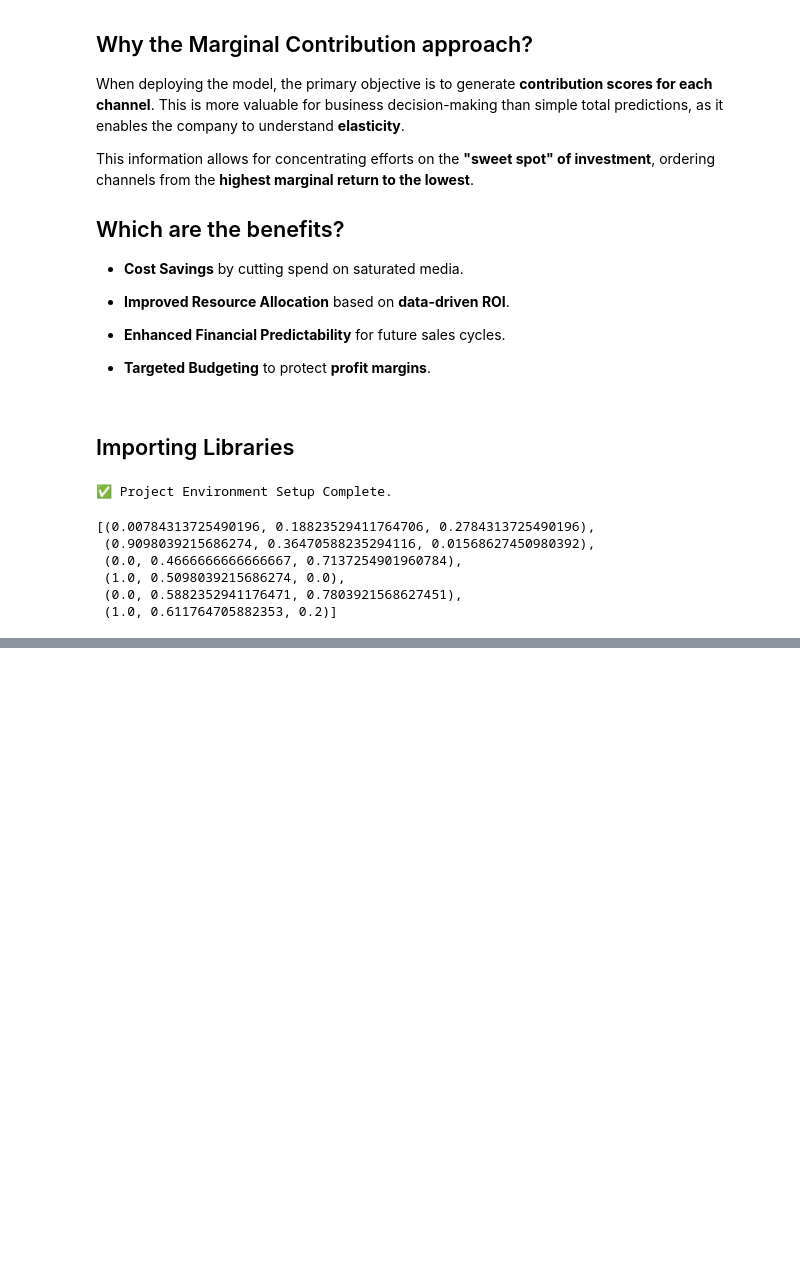
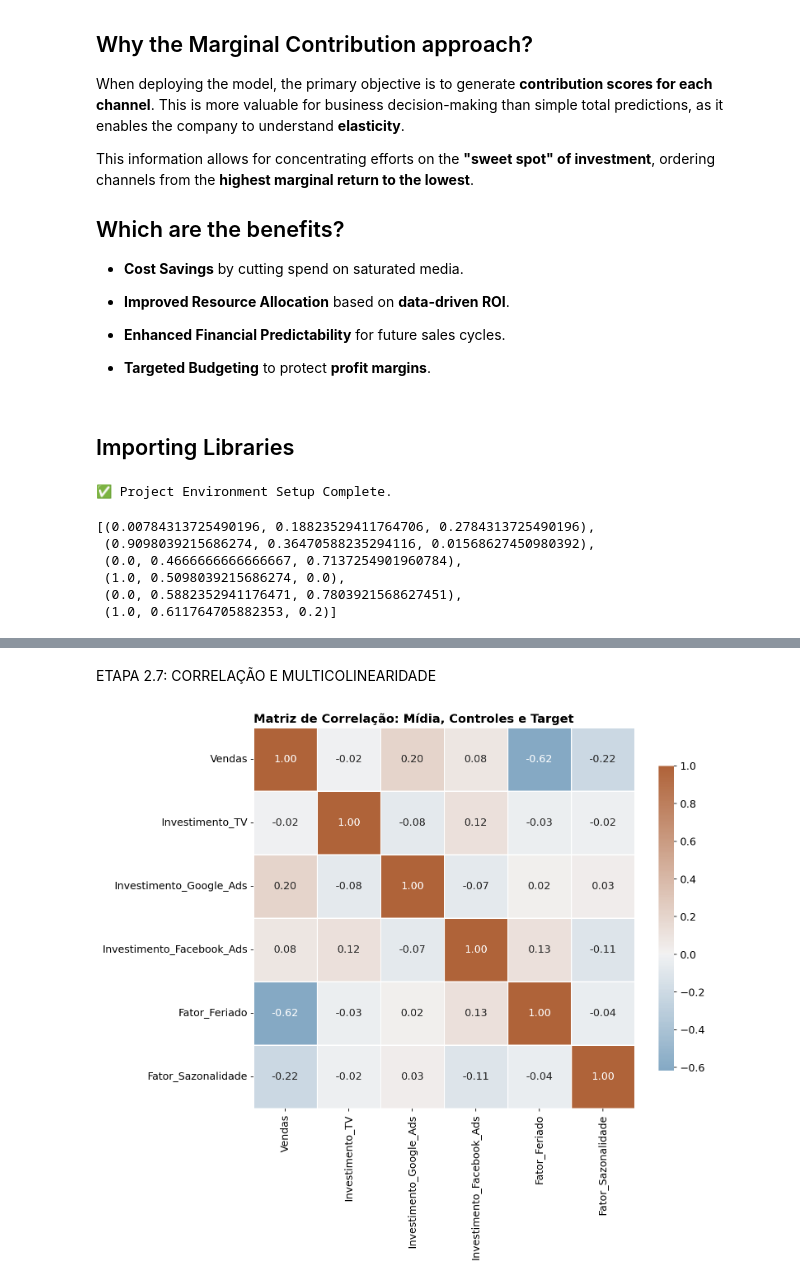
Before and after one commit to EduardoAraujoo/Marketing-Mix-Modeling, a Jupyter notebook: notebooks/EDA.ipynb, the cells around one changed output, grey strips where cells are left out. Drawn from its saved outputs; the diff is of its cells as text; code cells hidden in the pictures; blank space fills up the shorter version.

```diff
--- a/notebooks/EDA.ipynb
+++ b/notebooks/EDA.ipynb
@@ -150,0 +241,7 @@ Coluna: Fator_Sazonalidade | Tamanho: 156
+# %% [markdown]
+ETAPA 2.7: CORRELAÇÃO E MULTICOLINEARIDADE
+# %%
+# Analisando a força estatística entre os canais
+plot_correlation_heatmap(df_mmm)
+# %% [output]
+[figure, added]
```
Also changed, not shown: parts of 19 cells of this notebook, 12 other files.
